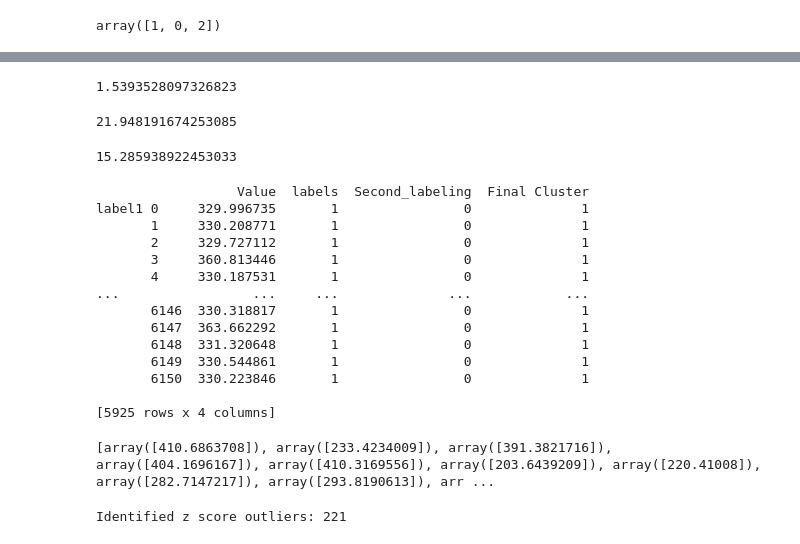
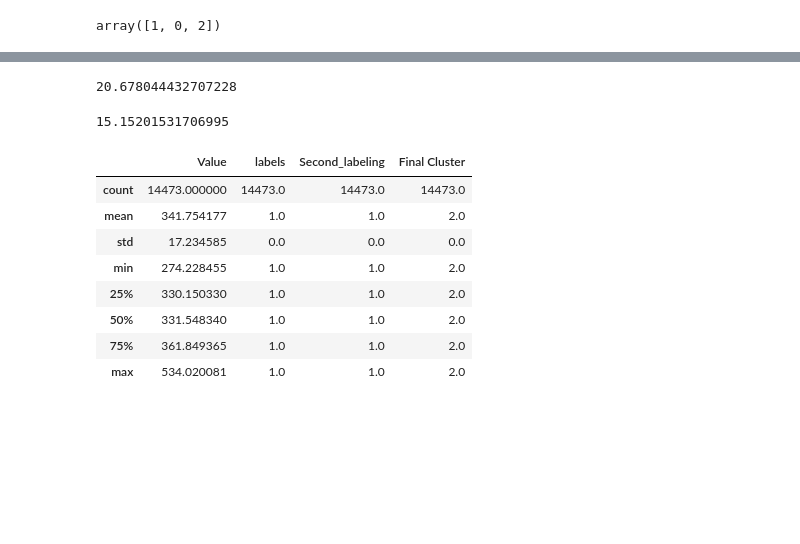
Before and after one commit to Priyanka-Kugapriya/Clustering_notebook, a Jupyter notebook: Hierarchical clustering.ipynb, the cells around one changed output, grey strips where cells are left out. Cells and saved outputs as stored; diff of their text form; code cells hidden in the pictures; blank space fills up the shorter version.

```diff
--- a/Hierarchical clustering.ipynb
+++ b/Hierarchical clustering.ipynb
@@ -782,35 +722,25 @@ print(percent4)
-# %%
-percent5 = 186 / 12083 * 100
-print(percent5)
-# %% [output]
-1.5393528097326823
 # %%
-percent6 = 2652 / 12083 * 100
+percent6 = 6264 / 30293 * 100
 print(percent6)
 # %% [output]
-21.948191674253085
+20.678044432707228
 # %%
-percent7 = 1847 / 12083 * 100
+percent7 = 4590 / 30293 * 100
 print(percent7)
 # %% [output]
-15.285938922453033
+15.15201531706995
 # %%
-df_label_1= df_finalized_cluster[df_finalized_cluster['Final Cluster']==1].copy()
+df_label_2= df_finalized_cluster[df_finalized_cluster['Final Cluster']==2].copy()
-# %%
-print(df_label_1)
-# %% [output]
-                  Value  labels  Second_labeling  Final Cluster
-label1 0     329.996735       1                0              1
-       1     330.208771       1                0              1
-       2     329.727112       1                0              1
-       3     360.813446       1                0              1
-       4     330.187531       1                0              1
-...                 ...     ...              ...            ...
-       6146  330.318817       1                0              1
-       6147  363.662292       1                0              1
-       6148  331.320648       1                0              1
-       6149  330.544861       1                0              1
-       6150  330.223846       1                0              1
-
-[5925 rows x 4 columns]
+# %%
+df_label_2.describe()
+# %% [output]
+|  | Value | labels | Second_labeling | Final Cluster |
+| count | 14473.000000 | 14473.0 | 14473.0 | 14473.0 |
+| mean | 341.754177 | 1.0 | 1.0 | 2.0 |
+| std | 17.234585 | 0.0 | 0.0 | 0.0 |
+| min | 274.228455 | 1.0 | 1.0 | 2.0 |
+| 25% | 330.150330 | 1.0 | 1.0 | 2.0 |
+| 50% | 331.548340 | 1.0 | 1.0 | 2.0 |
+| 75% | 361.849365 | 1.0 | 1.0 | 2.0 |
+| max | 534.020081 | 1.0 | 1.0 | 2.0 |
 # %%
@@ -834,11 +764,7 @@ def detect_outlier(data_1):
 # %%
-outlier_datapoints = detect_outlier(df_label_1_fil)
-print(outlier_datapoints)
+# outlier_datapoints = detect_outlier(df_label_1_fil)
+# print(outlier_datapoints)
-# %% [output]
-[array([410.6863708]), array([233.4234009]), array([391.3821716]), array([404.1696167]), array([410.3169556]), array([203.6439209]), array([220.41008]), array([282.7147217]), array([293.8190613]), arr ...
 # %%
-print('Identified z score outliers: %d' % len(outlier_datapoints))
+# print('Identified z score outliers: %d' % len(outlier_datapoints))
-# %% [output]
-Identified z score outliers: 221
 # %%
 df_label_6= df_finalized_cluster[df_finalized_cluster['Final Cluster']==6].copy()
```
Also changed, not shown: parts of 61 cells of this notebook.
